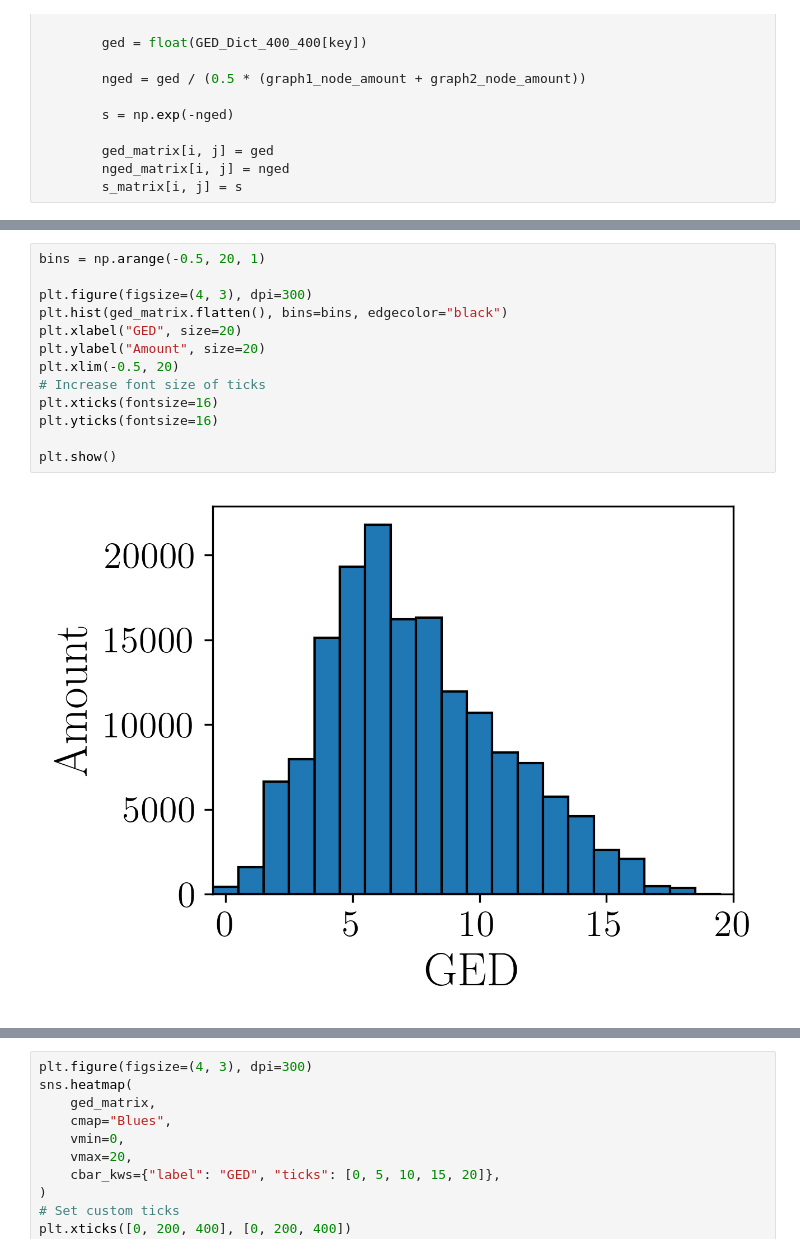
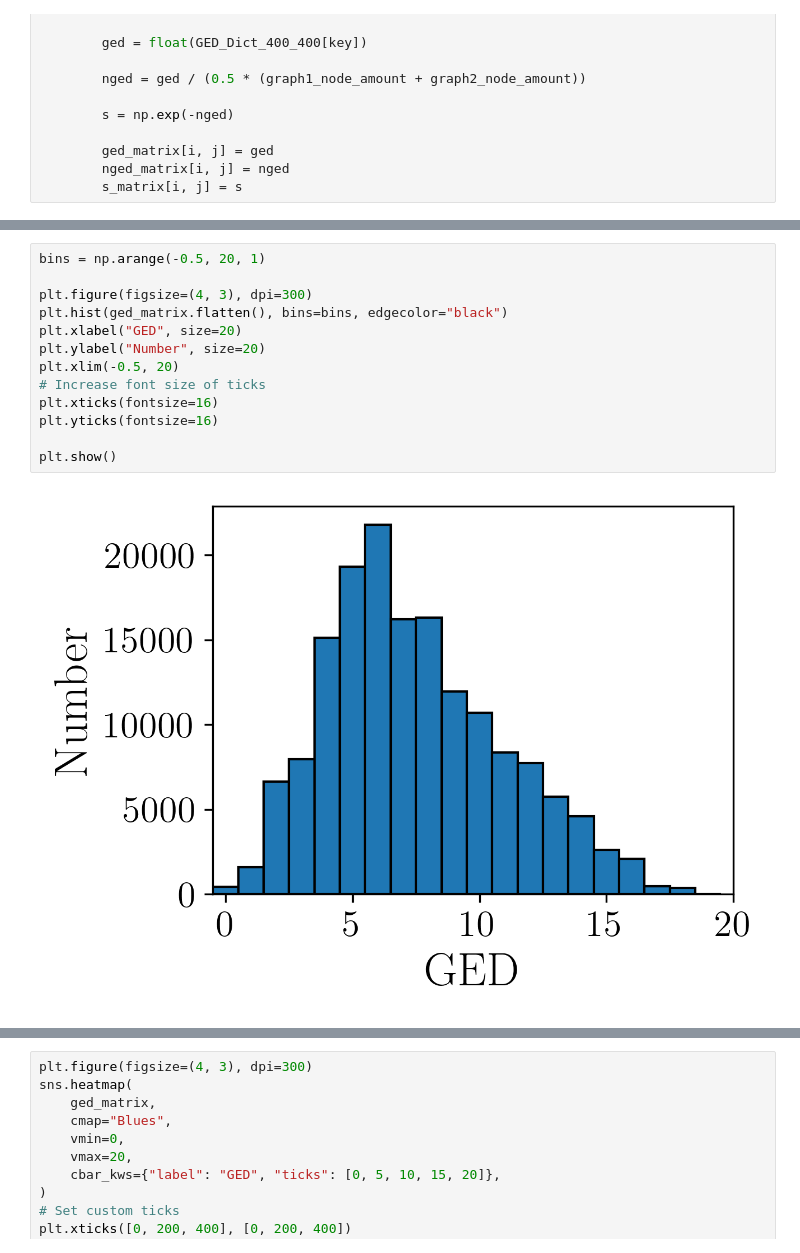
Before and after one commit to shijiale0609/MacroSimGNN, a Jupyter notebook: Dataset/GED_Dataset_Visualization.ipynb, the cells around one changed output, grey strips where cells are left out. Cells and saved outputs as stored; diff of their text form.

```diff
--- a/Dataset/GED_Dataset_Visualization.ipynb
+++ b/Dataset/GED_Dataset_Visualization.ipynb
@@ -136,15 +139,15 @@ for i in range(0, len(graph_0_399_IDs)):
 # %%
 bins = np.arange(-0.5, 20, 1)
 
 plt.figure(figsize=(4, 3), dpi=300)
 plt.hist(ged_matrix.flatten(), bins=bins, edgecolor="black")
 plt.xlabel("GED", size=20)
-plt.ylabel("Amount", size=20)
+plt.ylabel("Number", size=20)
 plt.xlim(-0.5, 20)
 # Increase font size of ticks
 plt.xticks(fontsize=16)
 plt.yticks(fontsize=16)
 
 plt.show()
 # %% [output]
-[figure, old version]
+[figure, new version]
```
Also changed, not shown: parts of 12 cells of this notebook.
